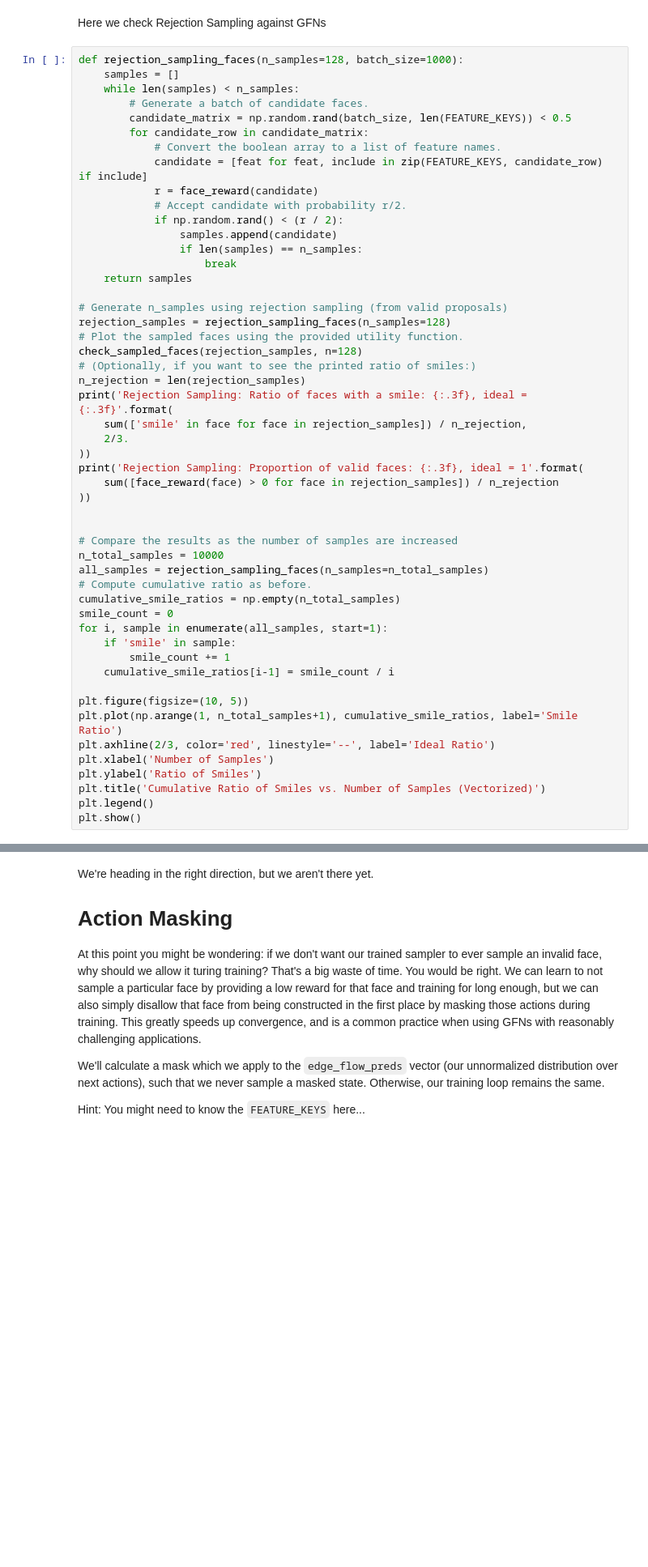
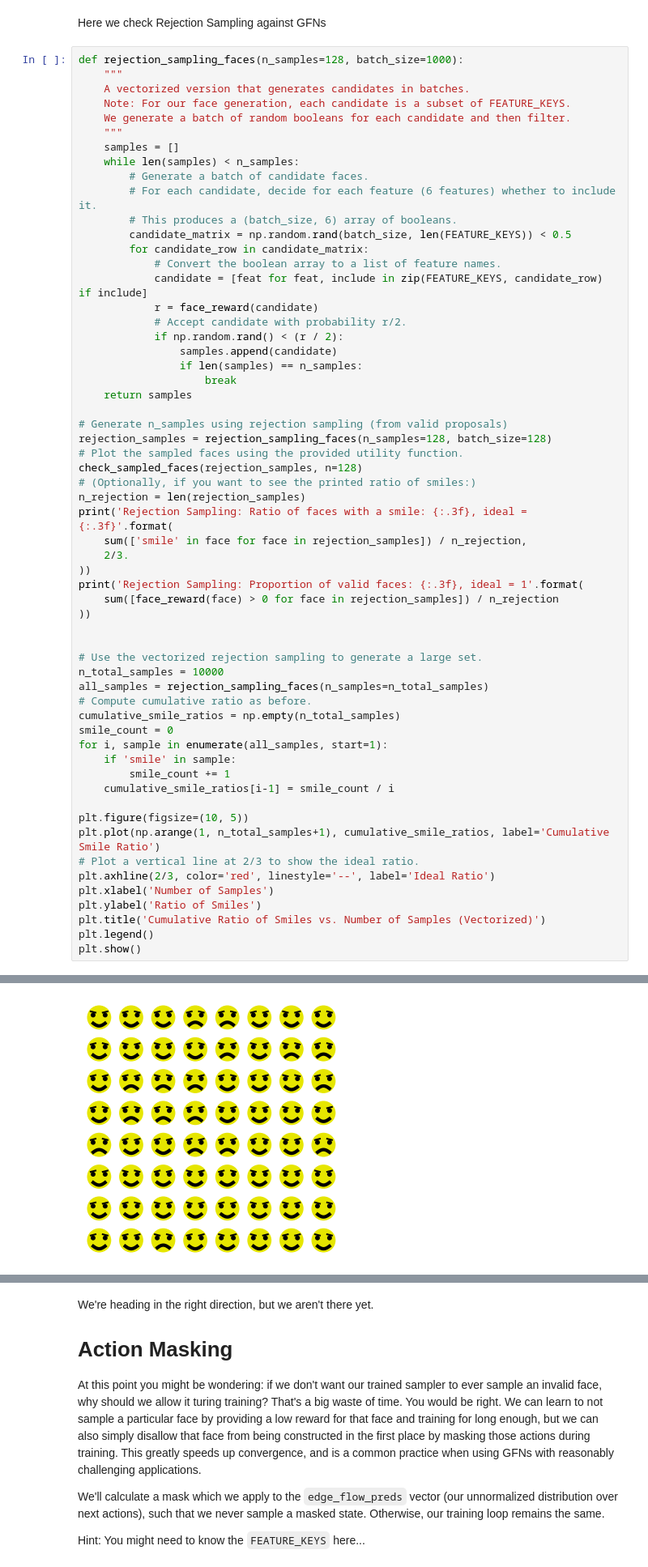
Before and after one commit to davidmickisch/gfn4smileys, a Jupyter notebook: GFN4Smileys_Project_Winter_2025.ipynb, the cells around one changed output, grey strips where cells are left out. Shown at 81% size. Cells and saved outputs as stored; diff of their text form; blank space fills up the shorter version.

Commit message:
Updated Rejection Sampling Cell and fixed Latex error' ≈ç

```diff
--- a/GFN4Smileys_Project_Winter_2025.ipynb
+++ b/GFN4Smileys_Project_Winter_2025.ipynb
@@ -632,9 +646,16 @@ The final Z (partition function) estimate is 7.95
 Here we check Rejection Sampling against GFNs
 # %%
 def rejection_sampling_faces(n_samples=128, batch_size=1000):
+    """
+    A vectorized version that generates candidates in batches.
+    Note: For our face generation, each candidate is a subset of FEATURE_KEYS.
+    We generate a batch of random booleans for each candidate and then filter.
+    """
     samples = []
     while len(samples) < n_samples:
         # Generate a batch of candidate faces.
+        # For each candidate, decide for each feature (6 features) whether to include it.
+        # This produces a (batch_size, 6) array of booleans.
         candidate_matrix = np.random.rand(batch_size, len(FEATURE_KEYS)) < 0.5
         for candidate_row in candidate_matrix:
             # Convert the boolean array to a list of feature names.
@@ -648,7 +669,7 @@ def rejection_sampling_faces(n_samples=128, batch_size=1000):
     return samples
 
 # Generate n_samples using rejection sampling (from valid proposals)
-rejection_samples = rejection_sampling_faces(n_samples=128)
+rejection_samples = rejection_sampling_faces(n_samples=128, batch_size=128)
 # Plot the sampled faces using the provided utility function.
 check_sampled_faces(rejection_samples, n=128)
 # (Optionally, if you want to see the printed ratio of smiles:)
@@ -662,7 +683,7 @@ print('Rejection Sampling: Proportion of valid faces: {:.3f}, ideal = 1'.format(
 ))
 
 
-# Compare the results as the number of samples are increased
+# Use the vectorized rejection sampling to generate a large set.
 n_total_samples = 10000
 all_samples = rejection_sampling_faces(n_samples=n_total_samples)
 # Compute cumulative ratio as before.
@@ -674,10 +695,12 @@ for i, sample in enumerate(all_samples, start=1):
     cumulative_smile_ratios[i-1] = smile_count / i
 
 plt.figure(figsize=(10, 5))
-plt.plot(np.arange(1, n_total_samples+1), cumulative_smile_ratios, label='Smile Ratio')
+plt.plot(np.arange(1, n_total_samples+1), cumulative_smile_ratios, label='Cumulative Smile Ratio')
+# Plot a vertical line at 2/3 to show the ideal ratio.
 plt.axhline(2/3, color='red', linestyle='--', label='Ideal Ratio')
 plt.xlabel('Number of Samples')
 plt.ylabel('Ratio of Smiles')
 plt.title('Cumulative Ratio of Smiles vs. Number of Samples (Vectorized)')
 plt.legend()
 plt.show()
+# %% [output]
@@ -683,0 +711 @@ plt.show()
+[figure, added]
```
Also changed, not shown: parts of 10 cells of this notebook.
